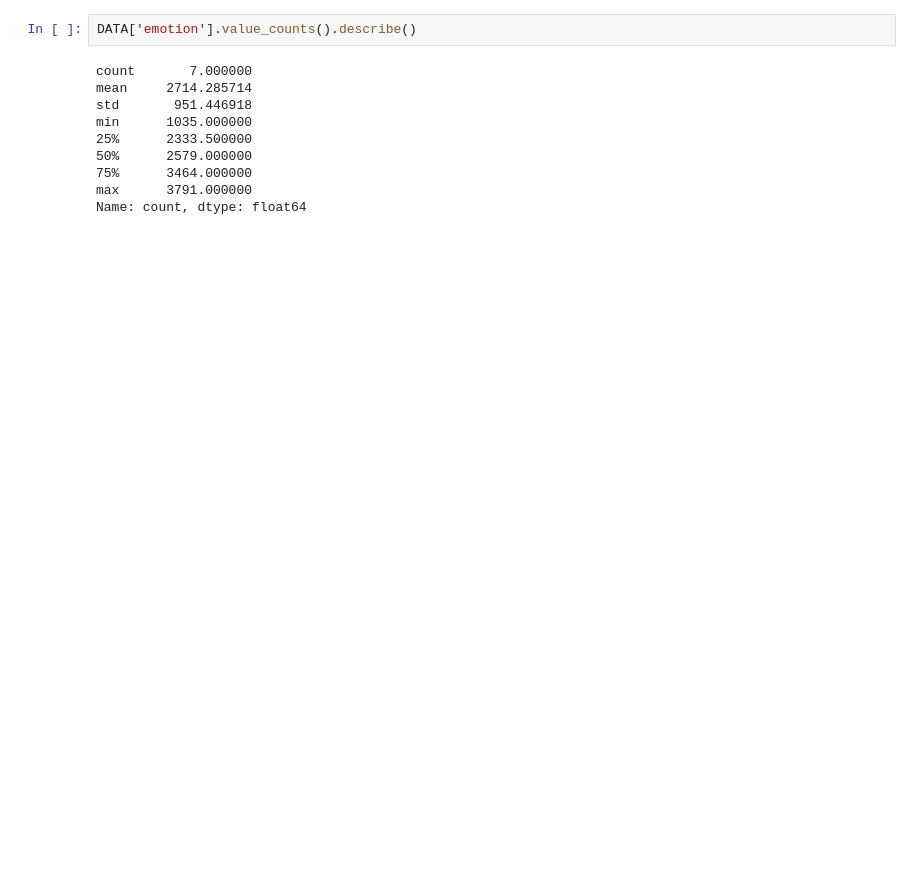
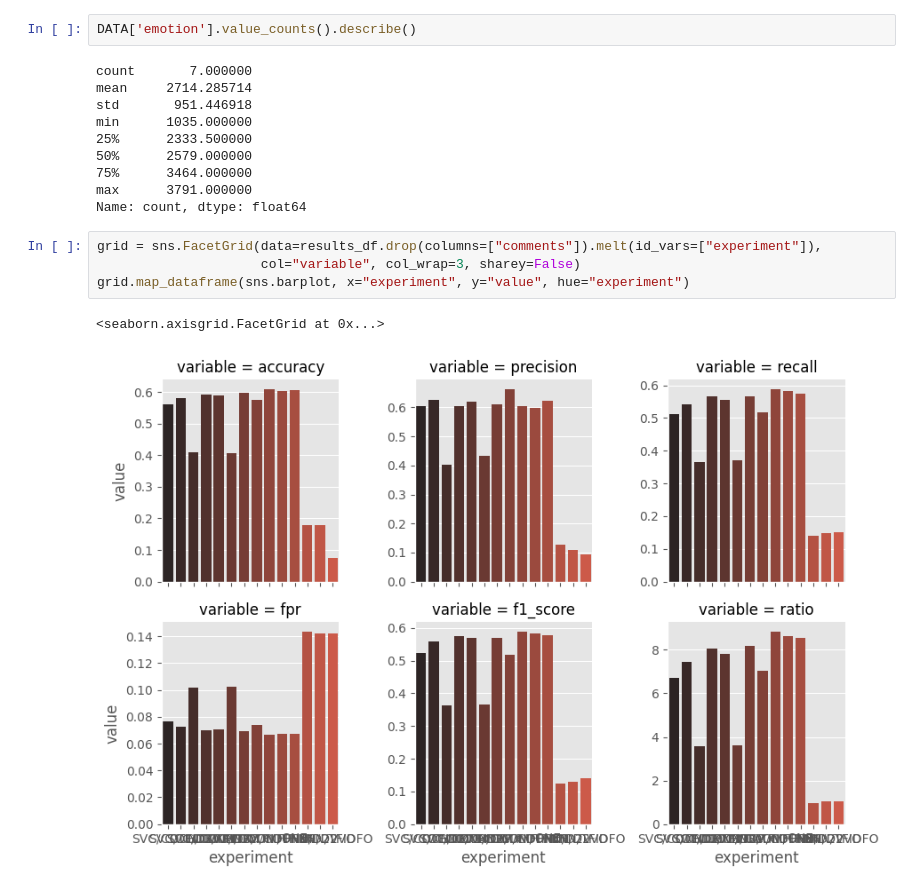
Before and after one commit to AlejandroCiuba/CS2756-Group-Project, a Jupyter notebook: Alejandro/text_experiments.ipynb, the cells around one changed output. Saved outputs shown, nothing was run; the diff lists cells and outputs as text; blank space fills up the shorter version.

```diff
--- a/Alejandro/text_experiments.ipynb
+++ b/Alejandro/text_experiments.ipynb
@@ -398,3 +530,10 @@ min      1035.000000
 75%      3464.000000
 max      3791.000000
 Name: count, dtype: float64
+# %%
+grid = sns.FacetGrid(data=results_df.drop(columns=["comments"]).melt(id_vars=["experiment"]),
+                     col="variable", col_wrap=3, sharey=False)
+grid.map_dataframe(sns.barplot, x="experiment", y="value", hue="experiment")
+# %% [output]
+<seaborn.axisgrid.FacetGrid at 0x...>
+[figure, added]
```
Also changed, not shown: parts of 19 cells of this notebook.
